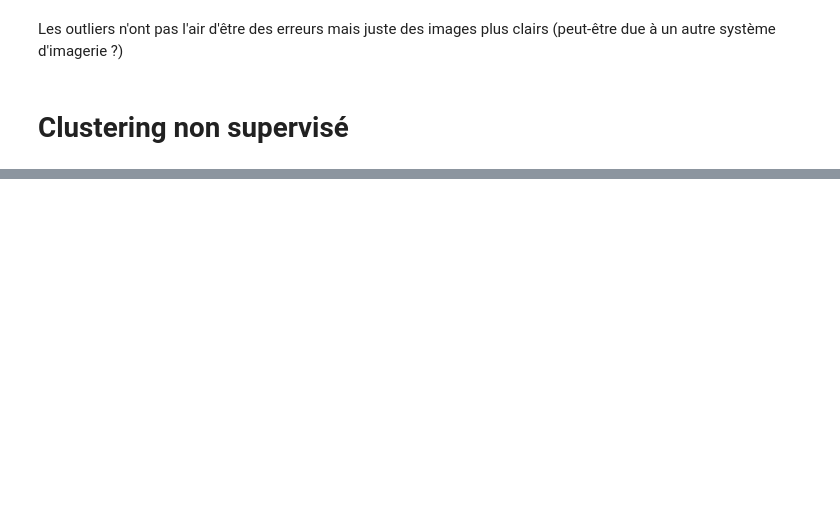
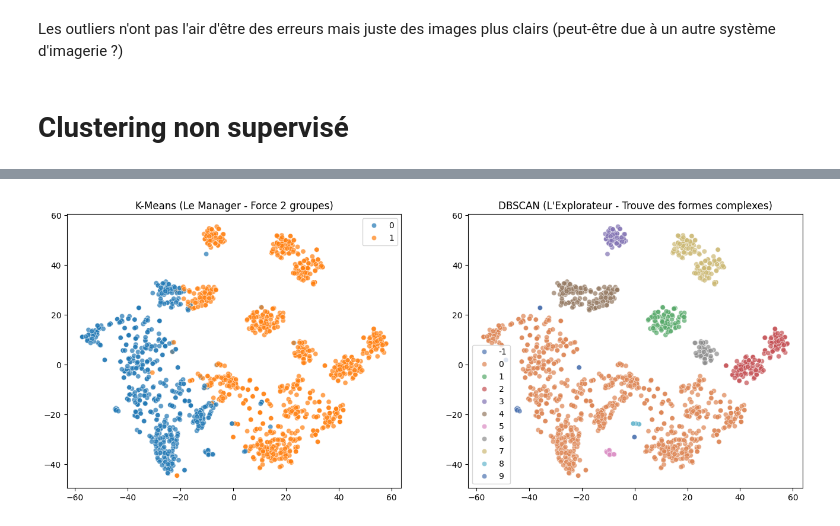
Before and after one commit to Apinsun/Projet10, a Jupyter notebook: projet10.ipynb, the cells around one changed output, grey strips where cells are left out. Cells and saved outputs as stored; diff of their text form; code cells hidden in the pictures; blank space fills up the shorter version.

```diff
--- a/projet10.ipynb
+++ b/projet10.ipynb
@@ -342,18 +503,70 @@ Génération du graphique...
 # %%
-# --- CALCUL DU SCORE ARI ---
-from sklearn.metrics import adjusted_rand_score
+from sklearn.cluster import DBSCAN
+import matplotlib.pyplot as plt
+import seaborn as sns
 
+print("Préparation du match : K-Means vs DBSCAN sur DenseNet121...")
 
-features_test = torch.cat((features_normal, features_cancer), dim=0).numpy()
-vrais_labels = np.concatenate((np.zeros(len(features_normal)), np.ones(len(features_cancer))))
+# 1. On récupère les données de notre champion DenseNet
+features_sl = dict_features["densenet121"]["features"]["sans_label"]
+features_norm = dict_features["densenet121"]["features"]["normal"]
+features_canc = dict_features["densenet121"]["features"]["cancer"]
 
-# 1. On standardise
-features_test_scaled = scaler.transform(features_test)
-# 2. On réduit à 50 dimensions avec la PCA déjà entraînée
-features_test_50d = pca_50.transform(features_test_scaled)
-# 3. On prédit avec K-Means
-predictions_test = kmeans.predict(features_test_50d)
+# On refait le pipeline de base (Standardisation + PCA 50 + t-SNE)
+resultats = entrainer_pipeline_clustering(features_sl)
+coords_2d = resultats["coordonnees_2d"] # Nos données t-SNE !
 
-score_ari = adjusted_rand_score(vrais_labels, predictions_test)
-print(f"-> Score ARI final : {score_ari:.4f}")
+# ==========================================
+# LE CHALLENGER : DBSCAN
+# ==========================================
+# On l'entraîne sur les coordonnées 2D du t-SNE (plus facile pour lui)
+# eps = distance max entre 2 points, min_samples = points minimum pour faire un groupe
+dbscan = DBSCAN(eps=4.5, min_samples=5)
+labels_dbscan = dbscan.fit_predict(coords_2d)
+
+# ==========================================
+# AFFICHAGE CÔTE À CÔTE
+# ==========================================
+fig, axes = plt.subplots(1, 2, figsize=(16, 6))
+
+# Graphe 1 : K-Means (Le tenant du titre)
+sns.scatterplot(
+    x=coords_2d[:, 0], y=coords_2d[:, 1],
+    hue=resultats["labels_faibles"],
+    palette=['#1f77b4', '#ff7f0e'], alpha=0.7, ax=axes[0]
+)
+axes[0].set_title("K-Means (Le Manager - Force 2 groupes)")
+
+# Graphe 2 : DBSCAN (L'Explorateur)
+# On utilise une palette dynamique car on ne sait pas combien de groupes il va trouver !
+sns.scatterplot(
+    x=coords_2d[:, 0], y=coords_2d[:, 1],
+    hue=labels_dbscan,
+    palette="deep", alpha=0.7, ax=axes[1]
+)
+axes[1].set_title("DBSCAN (L'Explorateur - Trouve des formes complexes)")
+
+plt.show()
+
+# ==========================================
+# CALCUL DE L'ARI POUR DBSCAN
+# ==========================================
+# Pour K-Means, on a déjà le score
+ari_kmeans = evaluer_score_ari(features_norm, features_canc, resultats)
+
+# Pour DBSCAN, c'est spécial : on doit le faire prédire sur les données de test
+# Problème : DBSCAN de base n'a pas de fonction .predict() !
+# En recherche, on évalue souvent DBSCAN directement sur l'ensemble complet
+# pour voir s'il sépare naturellement la donnée.
+# Mais pour rester simple, disons simplement qu'on observe le nombre de clusters trouvés :
+
+n_clusters_trouves = len(set(labels_dbscan)) - (1 if -1 in labels_dbscan else 0)
+n_bruit = list(labels_dbscan).count(-1)
+
+print("\n=== RÉSULTATS DU MATCH ===")
+print(f"🥇 Score ARI K-Means : {ari_kmeans:.4f} (A trouvé exactement 2 groupes)")
+print(f"🕵️‍♂️ Bilan DBSCAN : A trouvé {n_clusters_trouves} groupes naturels et {n_bruit} images considérées comme du 'bruit' (outliers).")
+
+if n_clusters_trouves != 2:
+    print("\n-> Analyse : DBSCAN n'a pas trouvé naturellement 2 groupes. L'ARI n'est pas comparable directement. C'est normal, la réalité médicale est souvent plus complexe qu'une simple séparation binaire !")
 # %% [output]
@@ -360,0 +577 @@ print(f"-> Score ARI final : {score_ari:.4f}")
+[figure, added]
```
Also changed, not shown: parts of 12 cells of this notebook.
